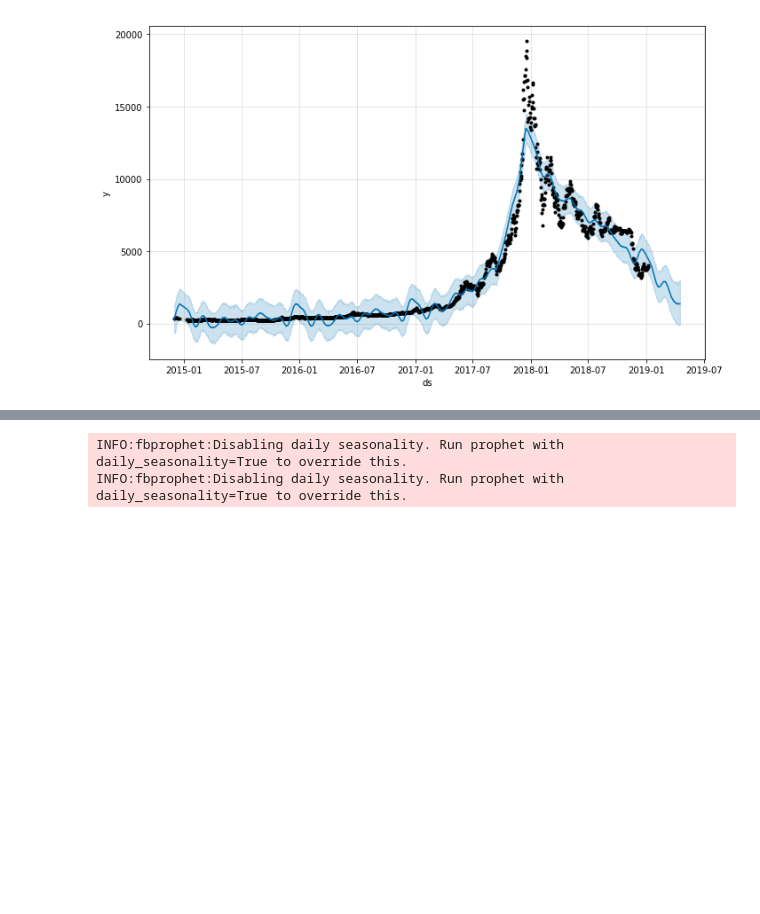
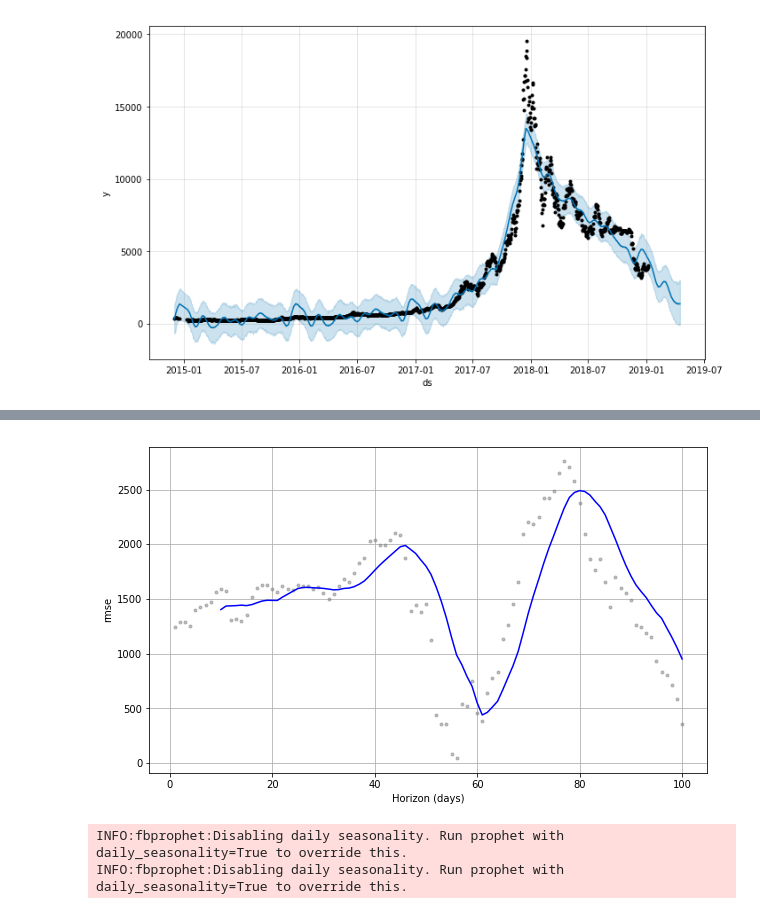
Before and after one commit to legomydiego/Thinkful-Final-Capstone, a Jupyter notebook: Final Capstone.ipynb, the cells around one changed output, grey strips where cells are left out. Drawn from its saved outputs; the diff is of its cells as text; code cells hidden in the pictures; blank space fills up the shorter version.

Commit message:
Added prophet metrics

```diff
--- a/Final Capstone.ipynb
+++ b/Final Capstone.ipynb
@@ -785,0 +785,3 @@ RMSE: 1032.575
+# %%
+df_cv = cross_validation(prophet_model, initial='1250 days', period='365 days', horizon = '100 days')
+df_cv.head()
@@ -786,3 +806,7 @@ RMSE: 1032.575
+# %%
+fig = plot_cross_validation_metric(df_cv, metric='rmse')
+# %% [output]
+[figure, added]
 # %%
 # Log version of the model, with some hyperparameter tuning
 # %%
```
Also changed, not shown: parts of 6 cells of this notebook.
